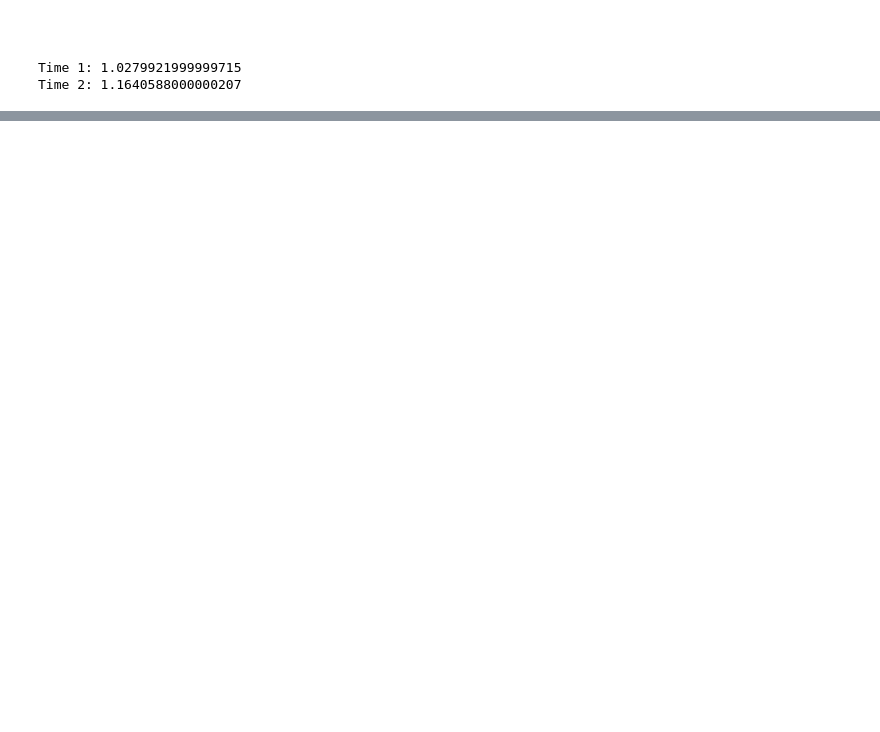
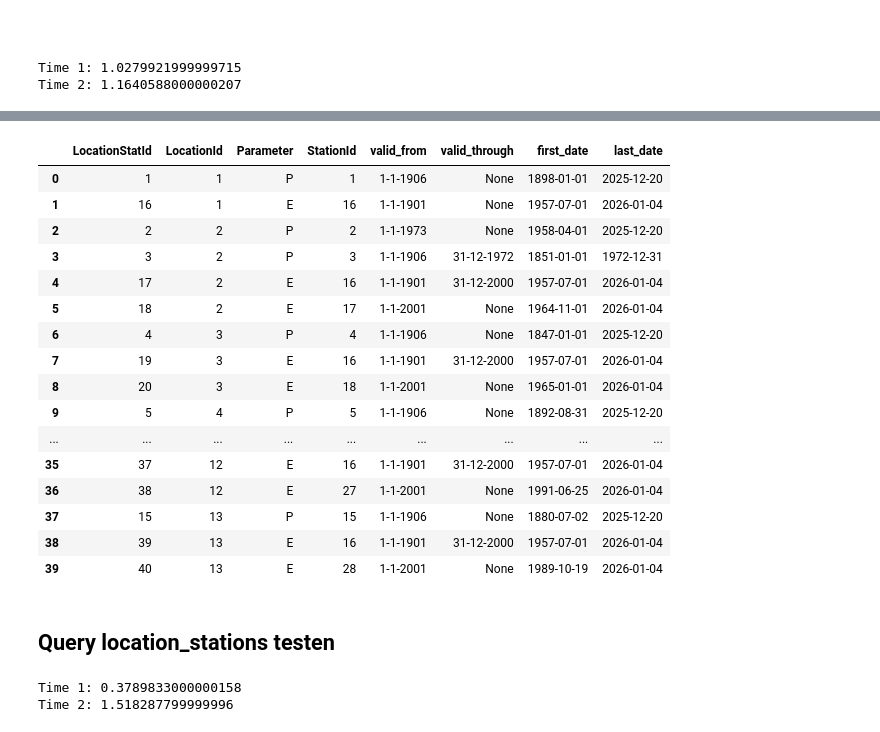
Before and after one commit to mvandenbrink-git/knmi-p13, a Jupyter notebook: Oefenen en proberen.ipynb, the cells around one changed output, grey strips where cells are left out. Cells and saved outputs as stored; diff of their text form; code cells hidden in the pictures; blank space fills up the shorter version.

```diff
--- a/Oefenen en proberen.ipynb
+++ b/Oefenen en proberen.ipynb
@@ -168,0 +228,48 @@ res4
+# %%
+qry6 = '''SELECT locations_stations.*, date(min(Timestamp)) AS first_date, date(max(Timestamp)) AS last_date
+          FROM locations_stations
+          INNER JOIN KNMI_data ON locations_stations.Parameter = KNMI_data.Parameter AND locations_stations.StationId=KNMI_data.StationId
+          GROUP BY locations_stations.LocationId, locations_stations.StationId, locations_stations.Parameter;'''
+
+qry7 = "SELECT * FROM locations_stations;"
+
+with sqlite3.connect(db.db_path) as conn:
+    res6 = pd.read_sql_query(qry6,conn)
+
+res6
+# %% [output]
+|  | LocationStatId | LocationId | Parameter | StationId | valid_from | valid_through | first_date | last_date |
+| 0 | 1 | 1 | P | 1 | 1-1-1906 | None | 1898-01-01 | 2025-12-20 |
+| 1 | 16 | 1 | E | 16 | 1-1-1901 | None | 1957-07-01 | 2026-01-04 |
+| 2 | 2 | 2 | P | 2 | 1-1-1973 | None | 1958-04-01 | 2025-12-20 |
+| 3 | 3 | 2 | P | 3 | 1-1-1906 | 31-12-1972 | 1851-01-01 | 1972-12-31 |
+| 4 | 17 | 2 | E | 16 | 1-1-1901 | 31-12-2000 | 1957-07-01 | 2026-01-04 |
+| 5 | 18 | 2 | E | 17 | 1-1-2001 | None | 1964-11-01 | 2026-01-04 |
+| 6 | 4 | 3 | P | 4 | 1-1-1906 | None | 1847-01-01 | 2025-12-20 |
+| 7 | 19 | 3 | E | 16 | 1-1-1901 | 31-12-2000 | 1957-07-01 | 2026-01-04 |
+| 8 | 20 | 3 | E | 18 | 1-1-2001 | None | 1965-01-01 | 2026-01-04 |
+| 9 | 5 | 4 | P | 5 | 1-1-1906 | None | 1892-08-31 | 2025-12-20 |
+| ... | ... | ... | ... | ... | ... | ... | ... | ... |
+| 35 | 37 | 12 | E | 16 | 1-1-1901 | 31-12-2000 | 1957-07-01 | 2026-01-04 |
+| 36 | 38 | 12 | E | 27 | 1-1-2001 | None | 1991-06-25 | 2026-01-04 |
+| 37 | 15 | 13 | P | 15 | 1-1-1906 | None | 1880-07-02 | 2025-12-20 |
+| 38 | 39 | 13 | E | 16 | 1-1-1901 | 31-12-2000 | 1957-07-01 | 2026-01-04 |
+| 39 | 40 | 13 | E | 28 | 1-1-2001 | None | 1989-10-19 | 2026-01-04 |
+# %% [markdown]
+## Query location_stations testen
+# %%
+import sqlite3
+import timeit
+
+
+t0 = timeit.default_timer()
+result1 = db.get_location_stations('De Kooy')
+t1 = timeit.default_timer()
+result2 = db.get_location_stations2('De Kooy')
+t2 = timeit.default_timer()
+
+print(f'Time 1: {t1-t0}')
+print(f'Time 2: {t2-t1}')
+# %% [output]
+Time 1: 0.3789833000000158
+Time 2: 1.518287799999996
```
Also changed, not shown: parts of 11 cells of this notebook, 6 other files.
